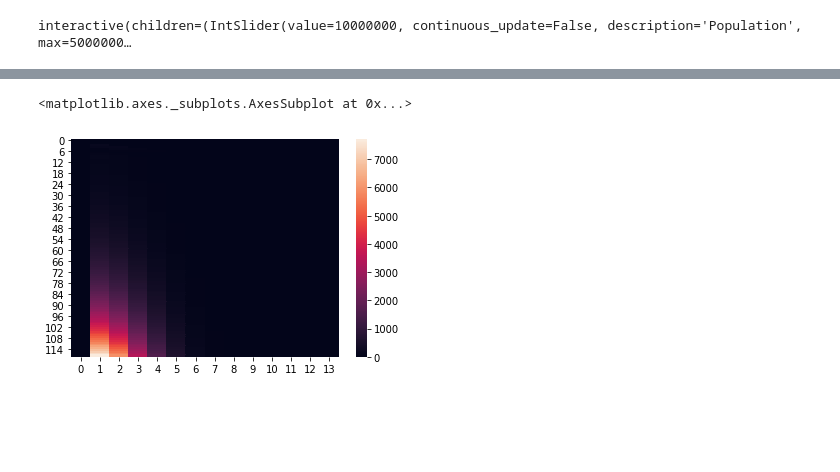
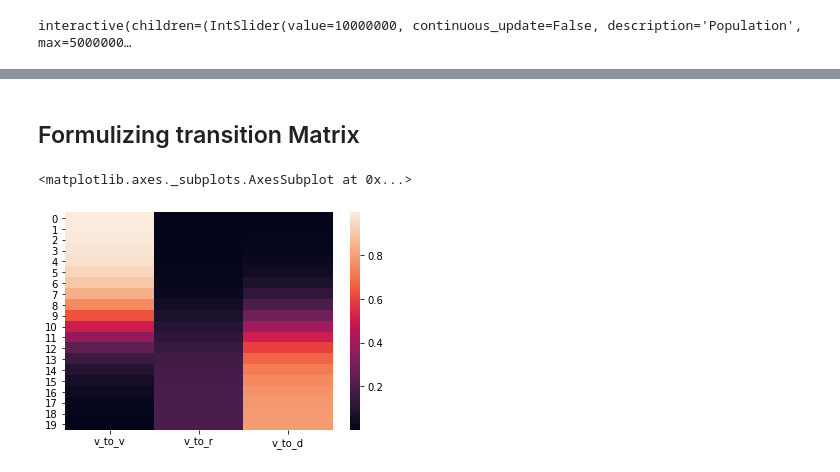
Before and after one commit to akhavan12/discrete_covid_model, a Jupyter notebook: Discrete_ver_09.ipynb, the cells around one changed output, grey strips where cells are left out. Saved outputs shown, nothing was run; the diff lists cells and outputs as text; code cells hidden in the pictures; blank space fills up the shorter version.

```diff
--- a/Discrete_ver_09.ipynb
+++ b/Discrete_ver_09.ipynb
@@ -422,5 +561,7 @@ Track_M=np.asanyarray(Track_M)
+# %% [markdown]
+## Formulizing transition Matrix
 # %%
-sns.heatmap(Track_M)
+sns.heatmap(v_at_day_2(20))
 # %% [output]
 <matplotlib.axes._subplots.AxesSubplot at 0x...>
-[figure, old version]
+[figure, new version]
```
Also changed, not shown: parts of 14 cells of this notebook.
